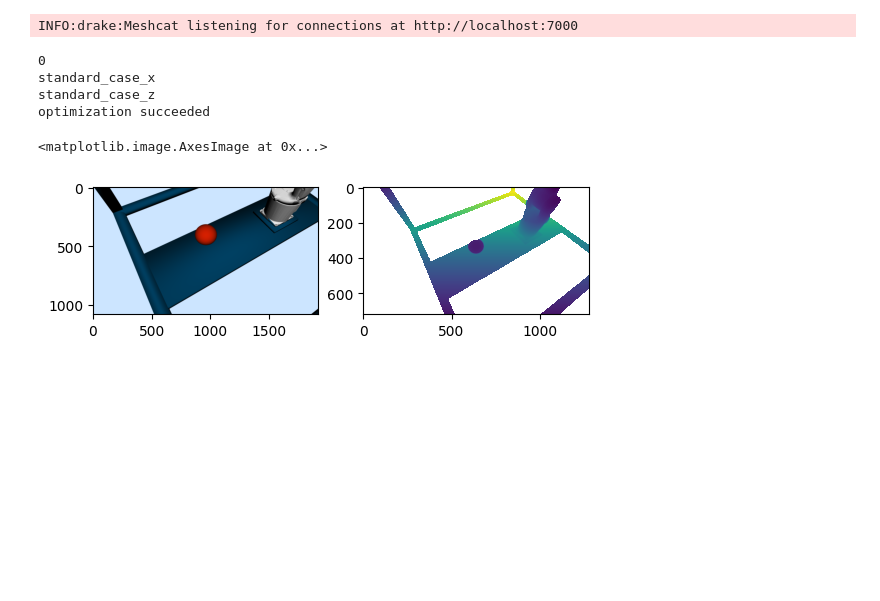
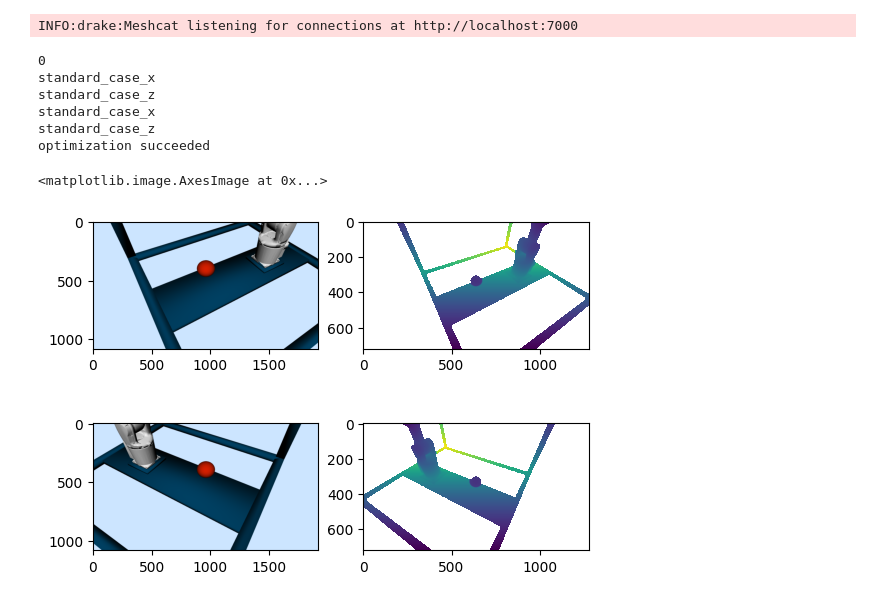
Before and after one commit to he-zhengliang/high_level_robot_controller, a Jupyter notebook: full_system.ipynb, the cells around one changed output. Cells and saved outputs as stored; diff of their text form; code cells hidden in the pictures; blank space fills up the shorter version.

Commit message:
added another camera

```diff
--- a/full_system.ipynb
+++ b/full_system.ipynb
@@ -58,6 +58,9 @@ def get_diagram(X_WG:RigidTransform) -> tuple[Diagram, Context]:
     builder.Connect(irb_state, irb_sink.get_input_port())
     builder.ExportOutput(system.GetOutputPort("camera0_color_image"), "camera0_color_image")
     builder.ExportOutput(system.GetOutputPort("camera0_depth_image"), "camera0_depth_image")
+    builder.ExportOutput(system.GetOutputPort("camera1_color_image"), "camera1_color_image")
+    builder.ExportOutput(system.GetOutputPort("camera1_depth_image"), "camera1_depth_image")
+
     diagram:Diagram = builder.Build()
     context = diagram.CreateDefaultContext()
     abb_motion_planner.GetInputPort("target_ee_location").FixValue(abb_motion_planner.GetMyContextFromRoot(context), AbstractValue.Make(X_WG))
@@ -69,38 +72,49 @@ def show_mock_triad(name:str, pose:RigidTransform):
     meshcat.SetObject(name+"_x", Box(0.02, 0.02, 0.06), rgba=Rgba(0.9, 0.1, 0.1, 1))
     meshcat.SetTransform(name+"_x", pose @ RigidTransform(RotationMatrix().MakeYRotation(-np.pi/2), [0.03, 0, 0]))
 
     meshcat.SetObject(name+"_y", Box(0.02, 0.02, 0.06), rgba=Rgba(0.1, 0.9, 0.1, 1))
     meshcat.SetTransform(name+"_y", pose @ RigidTransform(RotationMatrix().MakeXRotation(np.pi/2), [0, 0.03, 0]))
 
     meshcat.SetObject(name+"_z", Box(0.02, 0.02, 0.06), rgba=Rgba(0.1, 0.1, 0.9, 1))
     meshcat.SetTransform(name+"_z", pose @ RigidTransform(RotationMatrix(), [0, 0, 0.03]))
 
 meshcat.Delete()
 meshcat.DeleteRecording()
 meshcat.DeleteAddedControls()
 
 X_WG = RigidTransform(RotationMatrix().MakeXRotation(np.pi) @ RotationMatrix().MakeYRotation(np.pi/2), [0.7, 0.2, 0.3])
 
 # Simulation
 diagram, context = get_diagram(X_WG)
 sim = Simulator(diagram, context)
 sim.Initialize()
-color_image = diagram.GetOutputPort("camera0_color_image").Eval(context)
-depth_image = diagram.GetOutputPort("camera0_depth_image").Eval(context)
+color_image_0 = diagram.GetOutputPort("camera0_color_image").Eval(context)
+depth_image_0 = diagram.GetOutputPort("camera0_depth_image").Eval(context)
+color_image_1 = diagram.GetOutputPort("camera1_color_image").Eval(context)
+depth_image_1 = diagram.GetOutputPort("camera1_depth_image").Eval(context)
+
 meshcat.StartRecording()
 sim.AdvanceTo(10.0)
 meshcat.PublishRecording()
 
-X_WC = diagram.GetSubsystemByName("plant_subsystem").camera_pos_
-show_mock_triad("goal", X_WC)
+X_WC0 = diagram.GetSubsystemByName("plant_subsystem").camera_pose_0
+show_mock_triad("camera0", X_WC0)
 
-fig, axs = plt.subplots(1,2)
-axs[0].imshow(color_image.data)
-axs[1].imshow(depth_image.data)
+X_WC1 = diagram.GetSubsystemByName("plant_subsystem").camera_pose_1
+show_mock_triad("camera1", X_WC1)
+
+
+fig, axs = plt.subplots(2,2)
+axs[0,0].imshow(color_image_0.data)
+axs[0,1].imshow(depth_image_0.data)
+axs[1,0].imshow(color_image_1.data)
+axs[1,1].imshow(depth_image_1.data)
 # %% [output]
 0
 standard_case_x
 standard_case_z
+standard_case_x
+standard_case_z
 optimization succeeded
 <matplotlib.image.AxesImage at 0x...>
-[figure, old version]
+[figure, new version]
```
Also changed, not shown: 1 other file.
